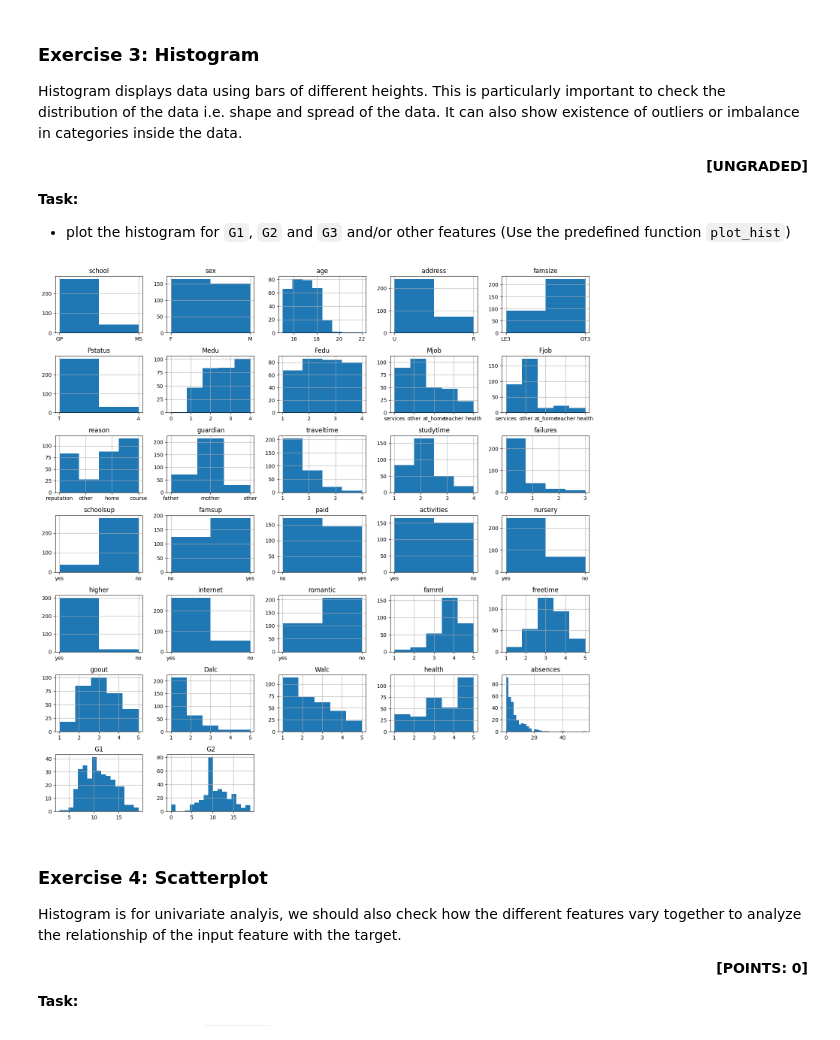
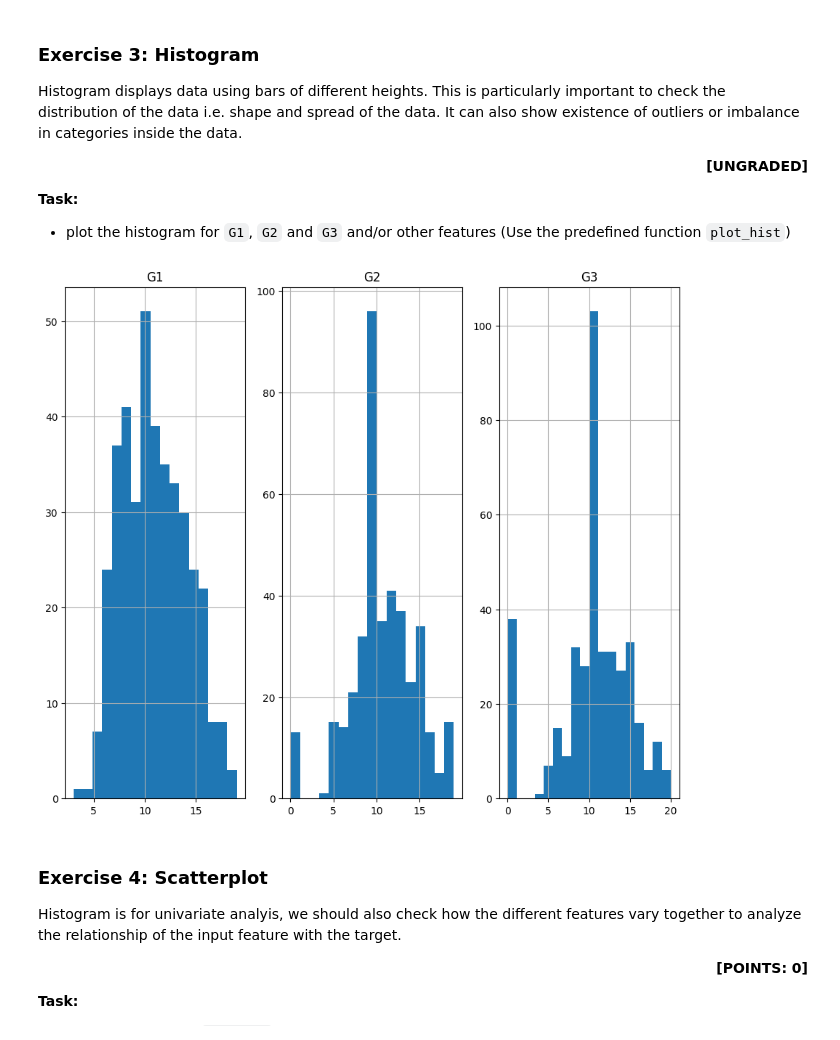
Before and after one commit to sandeep079/data-wr, a Jupyter notebook: pandas/Linear Regression_Student.ipynb, the cells around one changed output. Saved outputs shown, nothing was run; the diff lists cells and outputs as text; code cells hidden in the pictures.

```diff
--- a/pandas/Linear Regression_Student.ipynb
+++ b/pandas/Linear Regression_Student.ipynb
@@ -194,30 +173,30 @@ Histogram displays data using bars of different heights. This is particularly im
 # %%
 ### Ex-3-Task-1
 import matplotlib.pyplot as plt
 from math import sqrt
 
 def plot_hist(df, ncols=5):
     """Plots histogram of all the column in the dataframe"""
 
     n = len(df.columns)
     nrows = round(n/ncols) + 1
     f = plt.figure()
     for indx in range(n):
         col = df.columns[indx]
         f.set_figheight(15)
         f.set_figwidth(15)
         plt.subplot(nrows, ncols, indx+1, title=col)
         df[col].hist(bins=len(df[col].unique()))
 
     plt.tight_layout()
     plt.show()
 
 ### BEGIN SOLUTION
 # your code here
-plot_hist(X_train, ncols=5)
+plot_hist(math_df.loc[:, ['G1', 'G2','G3']])
 ### END SOLUTION
 # %% [output]
-[figure, old version]
+[figure, new version]
 # %% [markdown]
 ### Exercise 4: Scatterplot
 Histogram is for univariate analyis, we should also check how the different features vary together to analyze the relationship of the input feature with the target.
```
Also changed, not shown: parts of 12 cells of this notebook, 3 other files.
